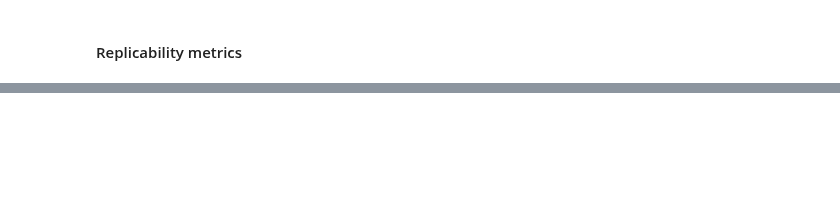
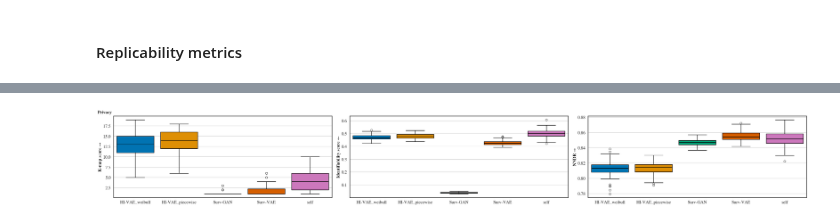
Before and after one commit to aguilloux/survgen-clinical-trials, a Jupyter notebook: tutorials/tutorial_NCT00113763_compare.ipynb, the cells around one changed output, grey strips where cells are left out. Drawn from its saved outputs; the diff is of its cells as text; code cells hidden in the pictures; blank space fills up the shorter version.

```diff
--- a/tutorials/tutorial_NCT00113763_compare.ipynb
+++ b/tutorials/tutorial_NCT00113763_compare.ipynb
@@ -244,0 +306,4 @@ plt.show()
+# %%
+visualize_grouped_perf(score_df_rounded_and_self, {"Privacy": dict_metrics["Privacy"]})
+# %% [output]
+[figure, added]
```
Also changed, not shown: parts of 13 cells of this notebook, 1 other file.
